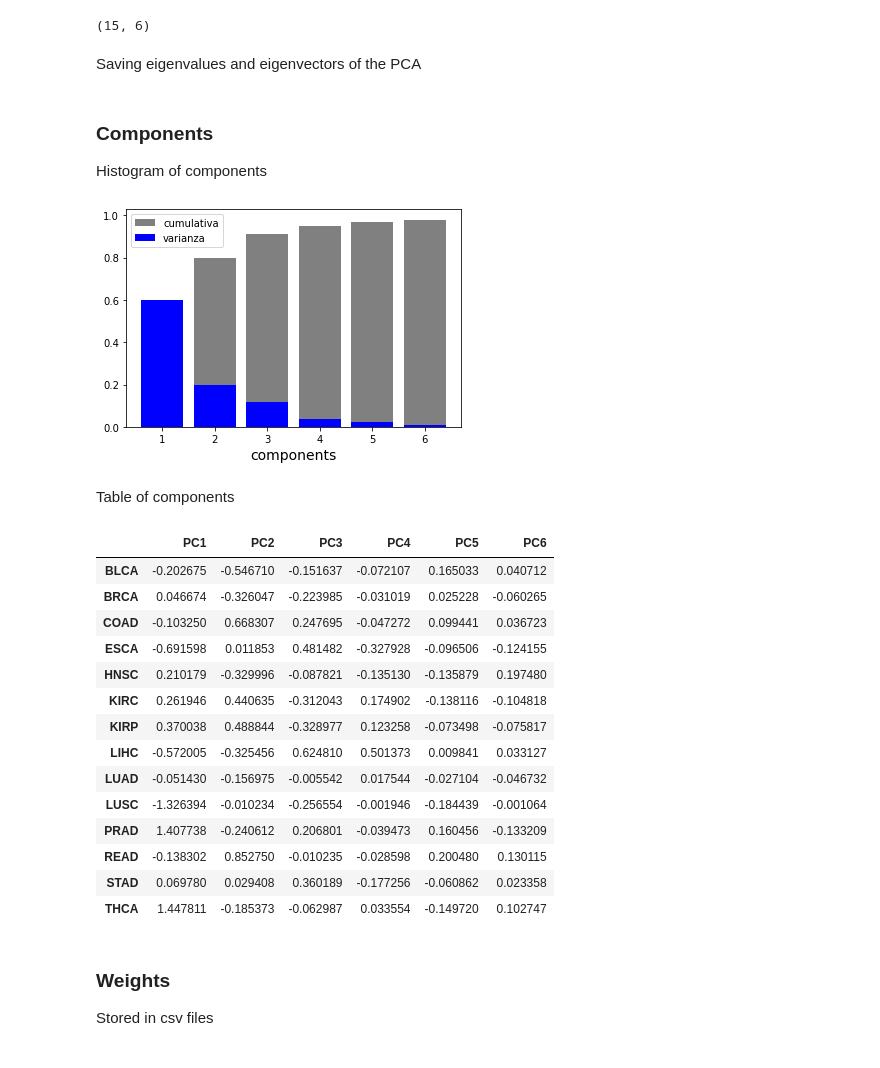
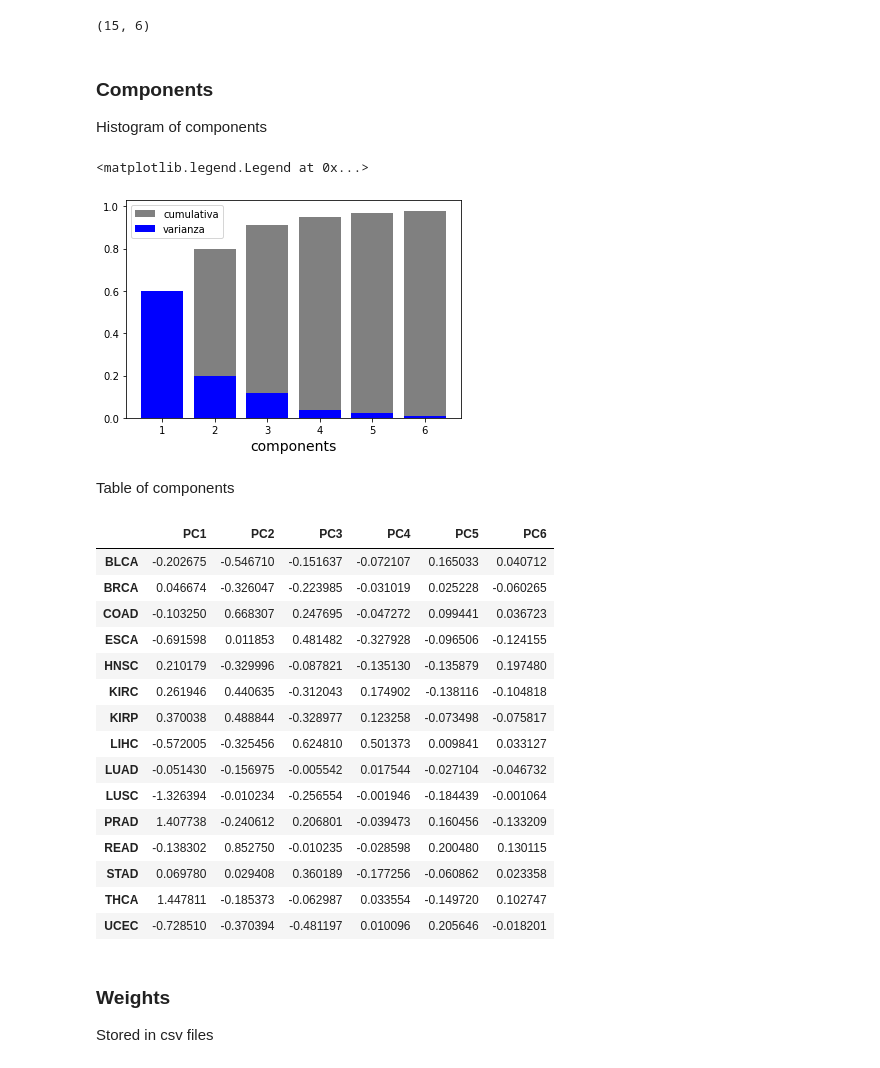
Before and after one commit to SamSaladino/FC-of-Genetic-pathways, a Jupyter notebook: Expr_pathways.ipynb, the cells around one changed output. Saved outputs shown, nothing was run; the diff lists cells and outputs as text; code cells hidden in the pictures.

Commit message:
Transfering data from folders

```diff
--- a/Expr_pathways.ipynb
+++ b/Expr_pathways.ipynb
@@ -14,7 +14,7 @@ import matplotlib.patches as mpatches
 1. Store names in a list
 2. Store values in a list of list to transform later into an array
 # %%
-folder_path = "./data_external/mean_exp_values/"
+folder_path = "./data_generated/mean_exp_values/"
 file_list = []
 data_store = []
 
@@ -40,7 +40,7 @@ tissues = np.unique(
     [''.join(re.findall('[A-Z]', string)) for string in file_list]
     )
 # Ensemble IDs
-ensbl = pd.read_csv("data_external/ensemble.txt",sep='\t',header=None).iloc[:,0]
+ensbl = pd.read_csv("data_generated/ensemble.txt",sep='\t',header=None).iloc[:,0]
 # %% [markdown]
 Precalculus matrix of differential expression:
 $$ Log2 FC = Log2 (e/e_{ref})$$
@@ -127,5 +123,3 @@ P_matrix = pca.fit_transform(X.T)
 print(P_matrix.shape)
 # %% [output]
 (15, 6)
-# %% [markdown]
-Saving eigenvalues and eigenvectors of the PCA
@@ -141,6 +127,7 @@ np.savetxt(fname='./data_generated/variance.txt', X=variance)
 ### Components
 Histogram of components
 # %%
+variance = pca.explained_variance_ratio_
 label = [r'cumulativa',r'varianza']
 
 plt.bar(np.arange(1,7), variance.cumsum(), color='grey')
@@ -148,35 +135,34 @@ plt.bar(np.arange(1,7), variance, color='blue')
 plt.xlabel('components', size=14)
 
 plt.legend(label)
-plt.savefig("./figures_tables/hist_process",dpi=500,bbox_inches='tight')
 # %% [output]
+<matplotlib.legend.Legend at 0x...>
 [figure]
 # %% [markdown]
 Table of components
 # %%
 proyections_table = pd.DataFrame(P_matrix, columns=[f'PC{i}' for i in range(1, 7)])
 # Set the index as the tissues type
 proyections_table.index = tissues
-# Store the table into a csv file
-proyections_table.to_csv('./data_generated/PCAproyections.csv')
 # Visualization
 proyections_table.head(15)
 # %% [output]
 |  | PC1 | PC2 | PC3 | PC4 | PC5 | PC6 |
 | BLCA | -0.202675 | -0.546710 | -0.151637 | -0.072107 | 0.165033 | 0.040712 |
 | BRCA | 0.046674 | -0.326047 | -0.223985 | -0.031019 | 0.025228 | -0.060265 |
 | COAD | -0.103250 | 0.668307 | 0.247695 | -0.047272 | 0.099441 | 0.036723 |
 | ESCA | -0.691598 | 0.011853 | 0.481482 | -0.327928 | -0.096506 | -0.124155 |
 | HNSC | 0.210179 | -0.329996 | -0.087821 | -0.135130 | -0.135879 | 0.197480 |
 | KIRC | 0.261946 | 0.440635 | -0.312043 | 0.174902 | -0.138116 | -0.104818 |
 | KIRP | 0.370038 | 0.488844 | -0.328977 | 0.123258 | -0.073498 | -0.075817 |
 | LIHC | -0.572005 | -0.325456 | 0.624810 | 0.501373 | 0.009841 | 0.033127 |
 | LUAD | -0.051430 | -0.156975 | -0.005542 | 0.017544 | -0.027104 | -0.046732 |
 | LUSC | -1.326394 | -0.010234 | -0.256554 | -0.001946 | -0.184439 | -0.001064 |
 | PRAD | 1.407738 | -0.240612 | 0.206801 | -0.039473 | 0.160456 | -0.133209 |
 | READ | -0.138302 | 0.852750 | -0.010235 | -0.028598 | 0.200480 | 0.130115 |
 | STAD | 0.069780 | 0.029408 | 0.360189 | -0.177256 | -0.060862 | 0.023358 |
 | THCA | 1.447811 | -0.185373 | -0.062987 | 0.033554 | -0.149720 | 0.102747 |
+| UCEC | -0.728510 | -0.370394 | -0.481197 | 0.010096 | 0.205646 | -0.018201 |
 # %% [markdown]
 ### Weights
 Stored in csv files
```
Also changed, not shown: parts of 6 cells of this notebook, 44 other files.
